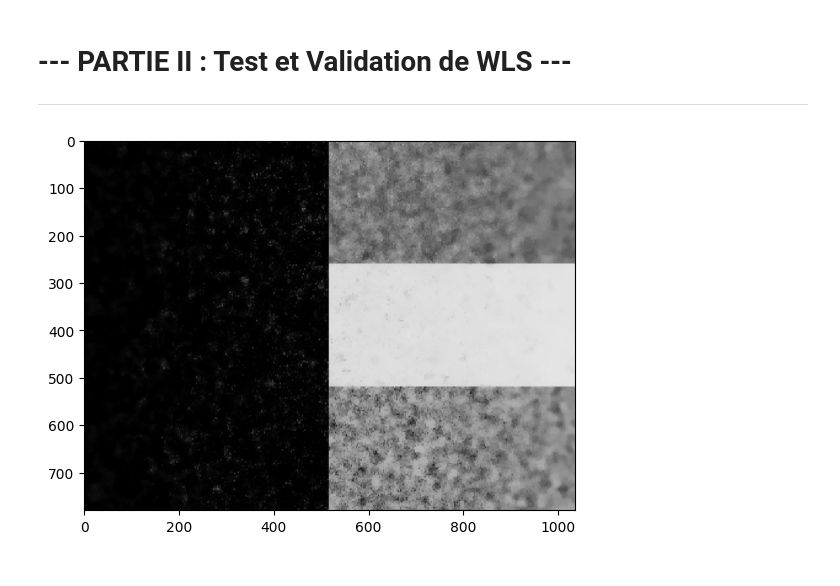
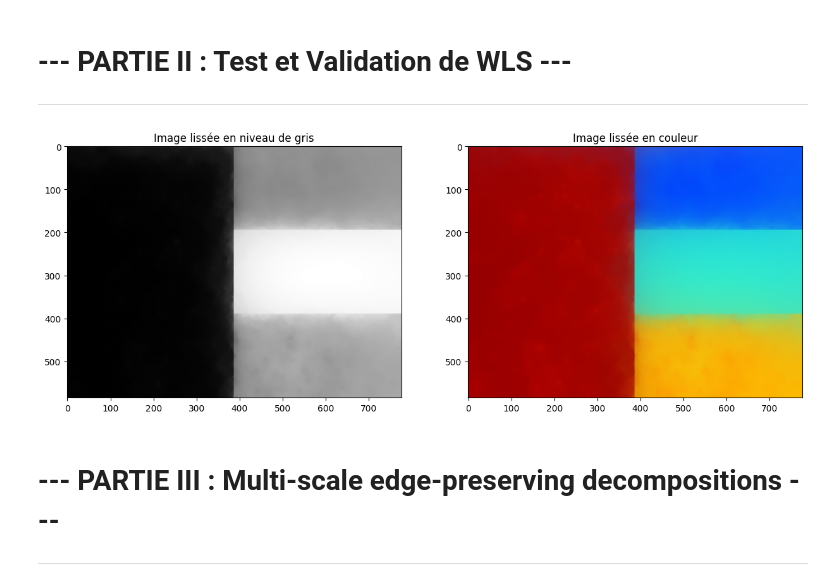
Before and after one commit to OiseauDesNuages/Projet_Image, a Jupyter notebook: projet.ipynb, the cells around one changed output. Saved outputs shown, nothing was run; the diff lists cells and outputs as text; code cells hidden in the pictures.

```diff
--- a/projet.ipynb
+++ b/projet.ipynb
@@ -49,9 +49,19 @@ Dx, Dy = toolbox.build_Dx_Dy(img_test_rgb)
 Dx = Dx.tocsr()
 Dy = Dy.tocsr()
 # %%
-img_lisse = toolbox.WLS_RGB(img_test_rgb, Dx, Dy, alpha=1.2, eps=1e-4, lamb=0.25)
+img_lisse_RGB = toolbox.WLS_RGB(img_test_rgb, Dx, Dy, alpha=1.2, eps=1e-4, lamb=25)
+# %%
+img_lisse_gray = toolbox.WLS_gray(img_test_rgb, Dx, Dy, alpha=1.2, eps=1e-4, lamb=25)
 # %%
-plt.imshow(img_lisse, cmap='gray')
+fig, axes = plt.subplots(1, 2, figsize=(15, 8))
+axes[0].imshow(img_lisse_gray, cmap='gray')
+axes[1].imshow(img_lisse_RGB)
+axes[0].set_title("Image lissée en niveau de gris")
+axes[1].set_title("Image lissée en couleur")
 plt.show()
 # %% [output]
-[figure, old version]
+[figure, new version]
+# %% [markdown]
+# --- PARTIE III :  Multi-scale edge-preserving decompositions ---
+
+---
```
Also changed, not shown: parts of 3 cells of this notebook, 2 other files.
